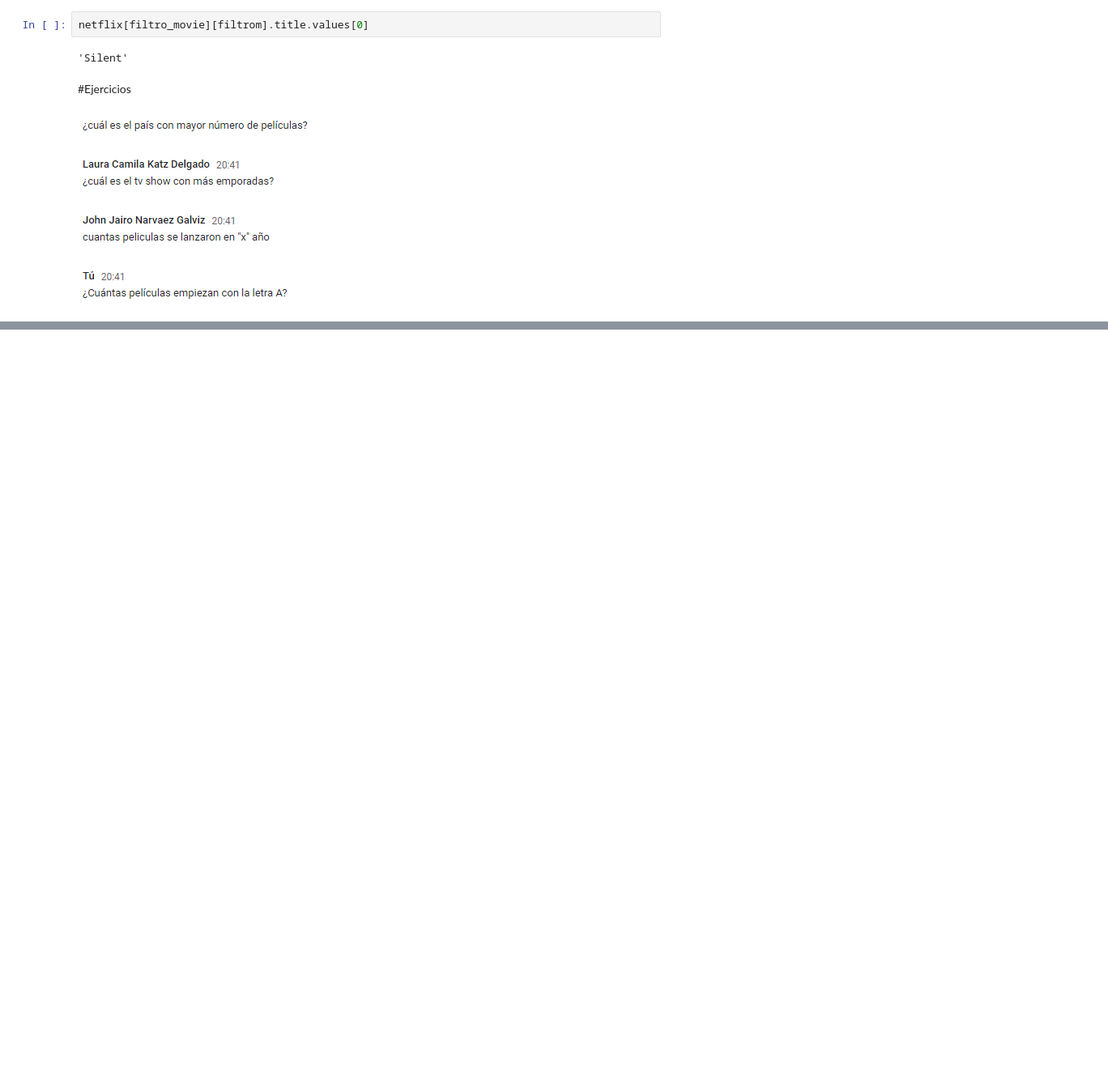
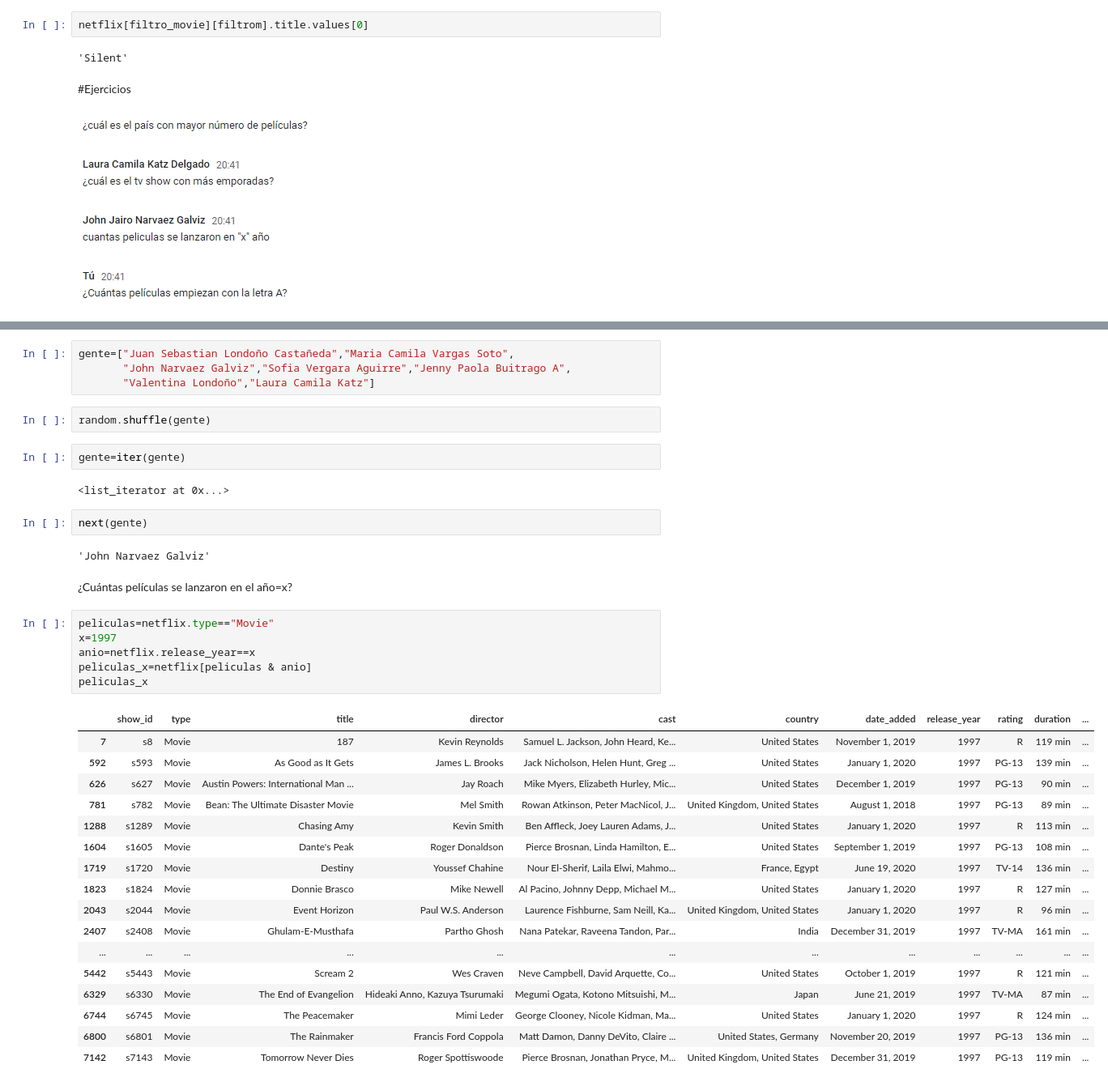
Before and after one commit to mamenaca/curso_python_esp_estadistica, a Jupyter notebook: unidad5.ipynb, the cells around one changed output, grey strips where cells are left out. Shown at 81% size. Drawn from its saved outputs; the diff is of its cells as text; blank space fills up the shorter version.

```diff
--- a/unidad5.ipynb
+++ b/unidad5.ipynb
@@ -466,0 +462,40 @@ netflix[filtro_movie][filtrom].title.values[0]
+# %%
+gente=["Juan Sebastian Londoño Castañeda","Maria Camila Vargas Soto",
+       "John Narvaez Galviz","Sofia Vergara Aguirre","Jenny Paola Buitrago A",
+       "Valentina Londoño","Laura Camila Katz"]
+# %%
+random.shuffle(gente)
+# %%
+gente=iter(gente)
+# %% [output]
+<list_iterator at 0x...>
+# %%
+next(gente)
+# %% [output]
+'John Narvaez Galviz'
+# %% [markdown]
+¿Cuántas películas se lanzaron en el año=x?
+# %%
+peliculas=netflix.type=="Movie"
+x=1997
+anio=netflix.release_year==x
+peliculas_x=netflix[peliculas & anio]
+peliculas_x
+# %% [output]
+|  | show_id | type | title | director | cast | country | date_added | release_year | rating | duration | ... |
+| 7 | s8 | Movie | 187 | Kevin Reynolds | Samuel L. Jackson, John Heard, Ke... | United States | November 1, 2019 | 1997 | R | 119 min | ... |
+| 592 | s593 | Movie | As Good as It Gets | James L. Brooks | Jack Nicholson, Helen Hunt, Greg ... | United States | January 1, 2020 | 1997 | PG-13 | 139 min | ... |
+| 626 | s627 | Movie | Austin Powers: International Man ... | Jay Roach | Mike Myers, Elizabeth Hurley, Mic... | United States | December 1, 2019 | 1997 | PG-13 | 90 min | ... |
+| 781 | s782 | Movie | Bean: The Ultimate Disaster Movie | Mel Smith | Rowan Atkinson, Peter MacNicol, J... | United Kingdom, United States | August 1, 2018 | 1997 | PG-13 | 89 min | ... |
+| 1288 | s1289 | Movie | Chasing Amy | Kevin Smith | Ben Affleck, Joey Lauren Adams, J... | United States | January 1, 2020 | 1997 | R | 113 min | ... |
+| 1604 | s1605 | Movie | Dante's Peak | Roger Donaldson | Pierce Brosnan, Linda Hamilton, E... | United States | September 1, 2019 | 1997 | PG-13 | 108 min | ... |
+| 1719 | s1720 | Movie | Destiny | Youssef Chahine | Nour El-Sherif, Laila Elwi, Mahmo... | France, Egypt | June 19, 2020 | 1997 | TV-14 | 136 min | ... |
+| 1823 | s1824 | Movie | Donnie Brasco | Mike Newell | Al Pacino, Johnny Depp, Michael M... | United States | January 1, 2020 | 1997 | R | 127 min | ... |
+| 2043 | s2044 | Movie | Event Horizon | Paul W.S. Anderson | Laurence Fishburne, Sam Neill, Ka... | United Kingdom, United States | January 1, 2020 | 1997 | R | 96 min | ... |
+| 2407 | s2408 | Movie | Ghulam-E-Musthafa | Partho Ghosh | Nana Patekar, Raveena Tandon, Par... | India | December 31, 2019 | 1997 | TV-MA | 161 min | ... |
+| ... | ... | ... | ... | ... | ... | ... | ... | ... | ... | ... | ... |
+| 5442 | s5443 | Movie | Scream 2 | Wes Craven | Neve Campbell, David Arquette, Co... | United States | October 1, 2019 | 1997 | R | 121 min | ... |
+| 6329 | s6330 | Movie | The End of Evangelion | Hideaki Anno, Kazuya Tsurumaki | Megumi Ogata, Kotono Mitsuishi, M... | Japan | June 21, 2019 | 1997 | TV-MA | 87 min | ... |
+| 6744 | s6745 | Movie | The Peacemaker | Mimi Leder | George Clooney, Nicole Kidman, Ma... | United States | January 1, 2020 | 1997 | R | 124 min | ... |
+| 6800 | s6801 | Movie | The Rainmaker | Francis Ford Coppola | Matt Damon, Danny DeVito, Claire ... | United States, Germany | November 20, 2019 | 1997 | PG-13 | 136 min | ... |
+| 7142 | s7143 | Movie | Tomorrow Never Dies | Roger Spottiswoode | Pierce Brosnan, Jonathan Pryce, M... | United Kingdom, United States | December 31, 2019 | 1997 | PG-13 | 119 min | ... |
```
Also changed, not shown: parts of 65 cells of this notebook.
